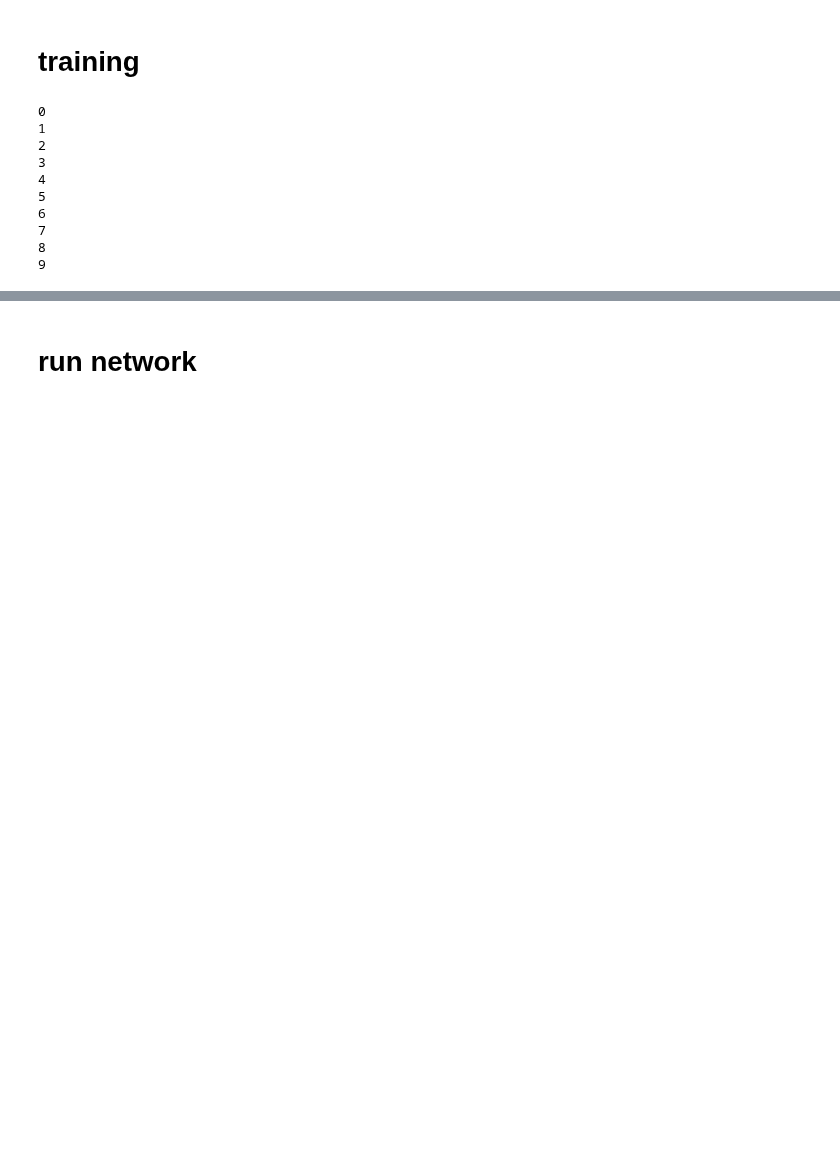
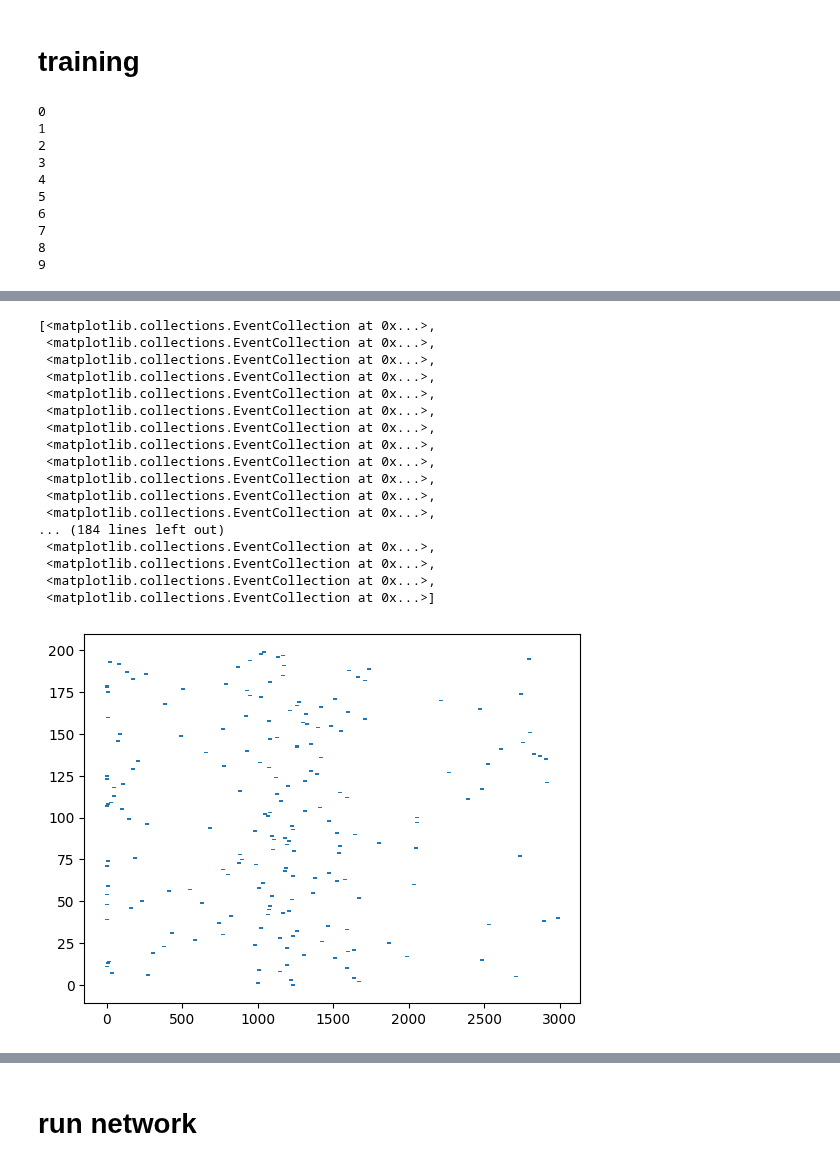
Before and after one commit to Sam-q-3736/srnn_rls, a Jupyter notebook: Untitled2.ipynb, the cells around one changed output, grey strips where cells are left out. Saved outputs shown, nothing was run; the diff lists cells and outputs as text; code cells hidden in the pictures; blank space fills up the shorter version.

```diff
--- a/Untitled2.ipynb
+++ b/Untitled2.ipynb
@@ -273,0 +290,21 @@ for i in range(nloop):
+# %%
+plt.eventplot(spk_rast[:][0:1000])
+# %% [output]
+[<matplotlib.collections.EventCollection at 0x...>,
+ <matplotlib.collections.EventCollection at 0x...>,
+ <matplotlib.collections.EventCollection at 0x...>,
+ <matplotlib.collections.EventCollection at 0x...>,
+ <matplotlib.collections.EventCollection at 0x...>,
+ <matplotlib.collections.EventCollection at 0x...>,
+ <matplotlib.collections.EventCollection at 0x...>,
+ <matplotlib.collections.EventCollection at 0x...>,
+ <matplotlib.collections.EventCollection at 0x...>,
+ <matplotlib.collections.EventCollection at 0x...>,
+ <matplotlib.collections.EventCollection at 0x...>,
+ <matplotlib.collections.EventCollection at 0x...>,
+... (184 lines left out)
+ <matplotlib.collections.EventCollection at 0x...>,
+ <matplotlib.collections.EventCollection at 0x...>,
+ <matplotlib.collections.EventCollection at 0x...>,
+ <matplotlib.collections.EventCollection at 0x...>]
+[figure, added]
```
Also changed, not shown: parts of 16 cells of this notebook.
